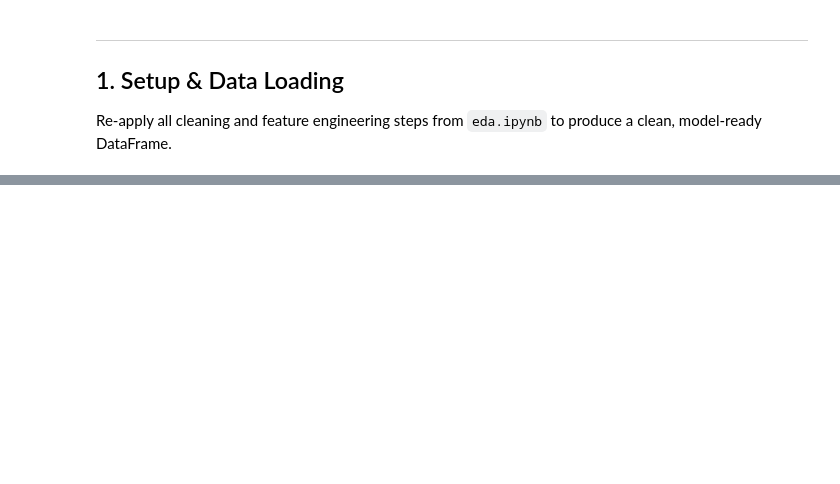
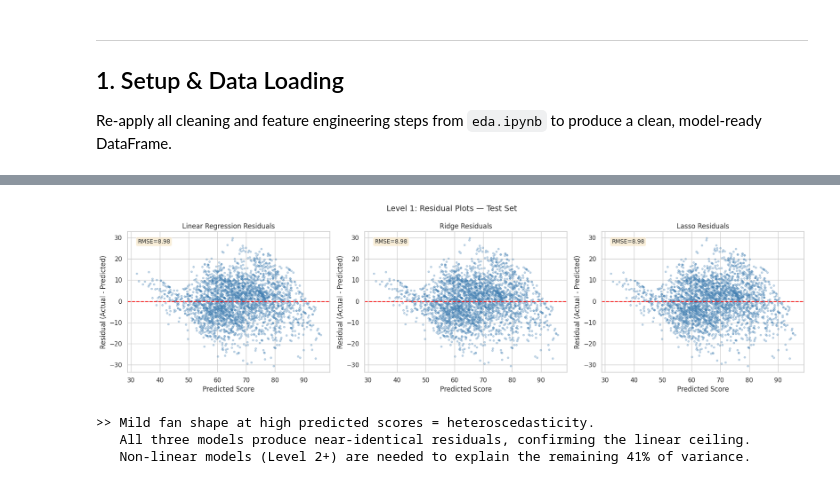
Before and after one commit to denzelxk/olvl-score-prediction, a Jupyter notebook: prototype.ipynb, the cells around one changed output, grey strips where cells are left out. Cells and saved outputs as stored; diff of their text form; code cells hidden in the pictures; blank space fills up the shorter version.

```diff
--- a/prototype.ipynb
+++ b/prototype.ipynb
@@ -849,0 +348,15 @@ Use the results table above to fill in this section after running the notebook.
+# %%
+lasso_pipe = Pipeline([
+    ('preprocessor', preprocessor),
+    ('model', LassoCV(alphas=[0.001, 0.01, 0.1, 1.0, 10.0], cv=5, max_iter=10000))
+])
+lasso_results, lasso_pipe = evaluate_model('Lasso', lasso_pipe, X_train, y_train, X_test, y_test)
+all_results.append(lasso_results)
+print('=== Level 1c: Lasso Regression ===')
+print(f'  Best alpha  : {lasso_pipe["model"].alpha_:.6f}')
+print(f'  Train RMSE  : {lasso_results["Train RMSE"]:.4f}')
+print(f'  Test  RMSE  : {lasso_results["Test RMSE"]:.4f}')
+print(f'  CV    RMSE  : {lasso_results["CV RMSE"]:.4f} +/- {lasso_results["CV RMSE std"]:.4f}')
+print(f'  Test  R2    : {lasso_results["Test R2"]:.4f}')
+n_zero = (lasso_pipe['model'].coef_ == 0).sum()
+print(f'  Features zeroed: {n_zero} / {len(lasso_pipe["model"].coef_)}')
@@ -849,0 +406,24 @@ Use the results table above to fill in this section after running the notebook.
+# %%
+fig, axes = plt.subplots(1, 3, figsize=(18, 5))
+for ax, (name, pipe) in zip(axes, [
+    ('Linear Regression', lr_pipe), ('Ridge', ridge_pipe), ('Lasso', lasso_pipe)
+]):
+    y_pred    = pipe.predict(X_test)
+    residuals = y_test - y_pred
+    ax.scatter(y_pred, residuals, alpha=0.3, s=10, color='steelblue')
+    ax.axhline(0, color='red', linewidth=1.5, linestyle='--')
+    ax.set_xlabel('Predicted Score'); ax.set_ylabel('Residual (Actual - Predicted)')
+    ax.set_title(f'{name} Residuals')
+    rmse_val = root_mean_squared_error(y_test, y_pred)
+    ax.text(0.05, 0.95, f'RMSE={rmse_val:.2f}', transform=ax.transAxes, va='top',
+            fontsize=10, bbox=dict(boxstyle='round', facecolor='wheat', alpha=0.5))
+plt.suptitle('Level 1: Residual Plots — Test Set', fontsize=14)
+plt.tight_layout(); plt.show()
+print('>> Mild fan shape at high predicted scores = heteroscedasticity.')
+print('   All three models produce near-identical residuals, confirming the linear ceiling.')
+print('   Non-linear models (Level 2+) are needed to explain the remaining 41% of variance.')
+# %% [output]
+[figure, added]
+>> Mild fan shape at high predicted scores = heteroscedasticity.
+   All three models produce near-identical residuals, confirming the linear ceiling.
+   Non-linear models (Level 2+) are needed to explain the remaining 41% of variance.
```
Also changed, not shown: parts of 101 cells of this notebook, 12 other files.
